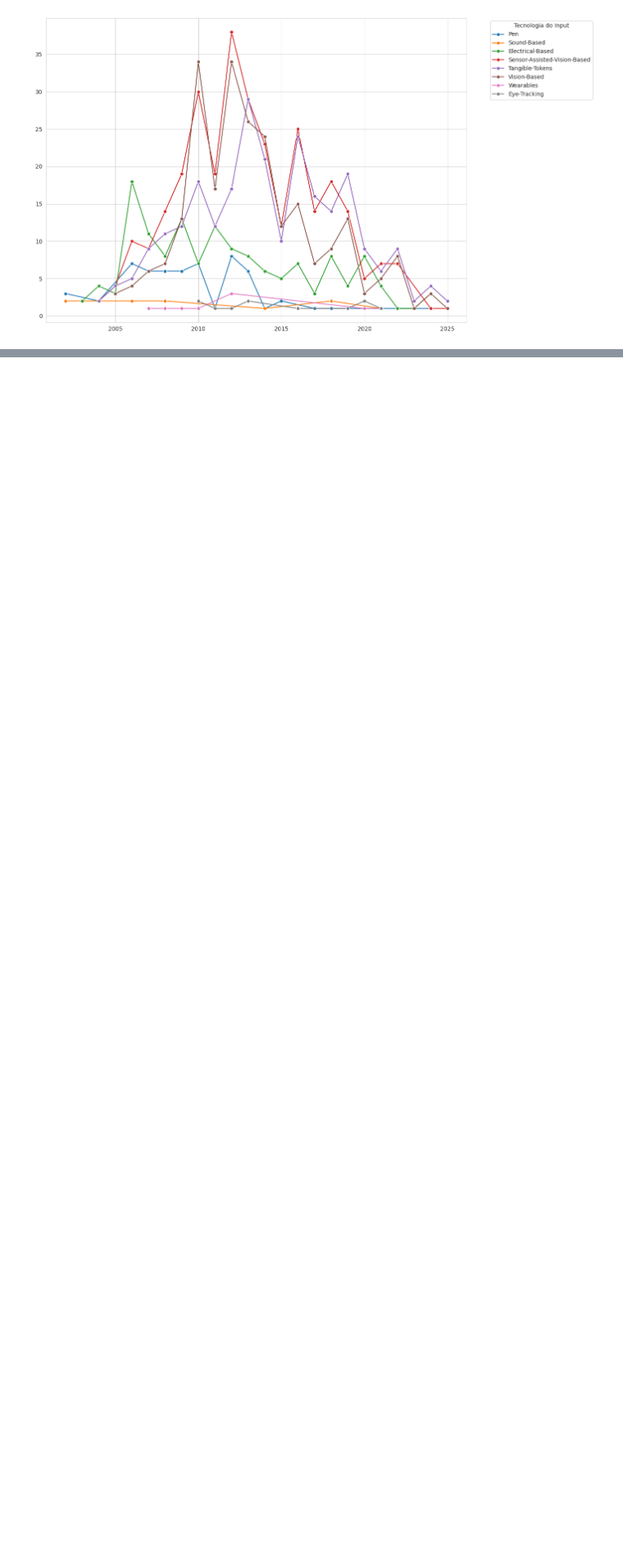
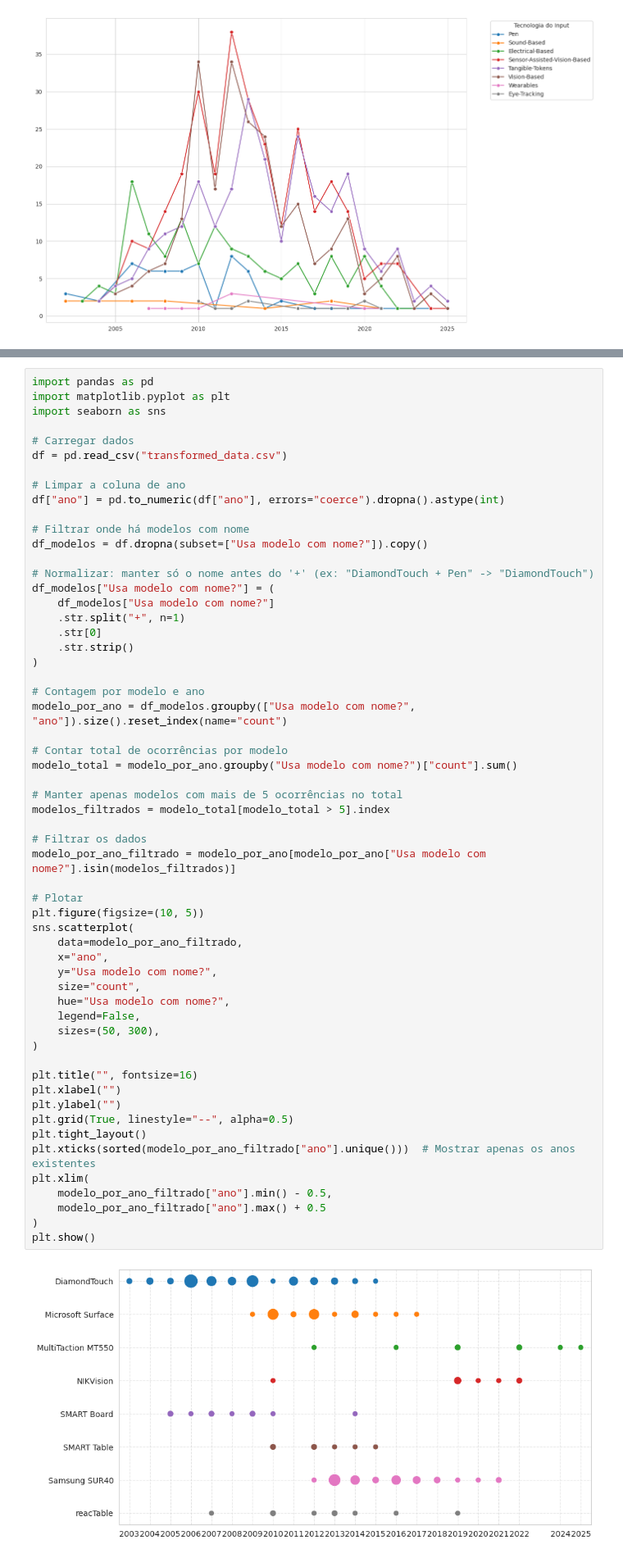
Before and after one commit to Guglis02/Tabletop-Data-Extraction, a Jupyter notebook: notebook.ipynb, the cells around one changed output, grey strips where cells are left out. Shown: that part at 82% size. Drawn from its saved outputs; the diff is of its cells as text; blank space fills up the shorter version.

```diff
--- a/notebook.ipynb
+++ b/notebook.ipynb
@@ -443,0 +456,59 @@ plt.show()
+# %%
+import pandas as pd
+import matplotlib.pyplot as plt
+import seaborn as sns
+
+# Carregar dados
+df = pd.read_csv("transformed_data.csv")
+
+# Limpar a coluna de ano
+df["ano"] = pd.to_numeric(df["ano"], errors="coerce").dropna().astype(int)
+
+# Filtrar onde há modelos com nome
+df_modelos = df.dropna(subset=["Usa modelo com nome?"]).copy()
+
+# Normalizar: manter só o nome antes do '+' (ex: "DiamondTouch + Pen" -> "DiamondTouch")
+df_modelos["Usa modelo com nome?"] = (
+    df_modelos["Usa modelo com nome?"]
+    .str.split("+", n=1)
+    .str[0]
+    .str.strip()
+)
+
+# Contagem por modelo e ano
+modelo_por_ano = df_modelos.groupby(["Usa modelo com nome?", "ano"]).size().reset_index(name="count")
+
+# Contar total de ocorrências por modelo
+modelo_total = modelo_por_ano.groupby("Usa modelo com nome?")["count"].sum()
+
+# Manter apenas modelos com mais de 5 ocorrências no total
+modelos_filtrados = modelo_total[modelo_total > 5].index
+
+# Filtrar os dados
+modelo_por_ano_filtrado = modelo_por_ano[modelo_por_ano["Usa modelo com nome?"].isin(modelos_filtrados)]
+
+# Plotar
+plt.figure(figsize=(10, 5))
+sns.scatterplot(
+    data=modelo_por_ano_filtrado,
+    x="ano",
+    y="Usa modelo com nome?",
+    size="count",
+    hue="Usa modelo com nome?",
+    legend=False,
+    sizes=(50, 300),
+)
+
+plt.title("", fontsize=16)
+plt.xlabel("")
+plt.ylabel("")
+plt.grid(True, linestyle="--", alpha=0.5)
+plt.tight_layout()
+plt.xticks(sorted(modelo_por_ano_filtrado["ano"].unique()))  # Mostrar apenas os anos existentes
+plt.xlim(
+    modelo_por_ano_filtrado["ano"].min() - 0.5,
+    modelo_por_ano_filtrado["ano"].max() + 0.5
+)
+plt.show()
+# %% [output]
+[figure, added]
```
Also changed, not shown: parts of 5 cells of this notebook, 6 other files.
